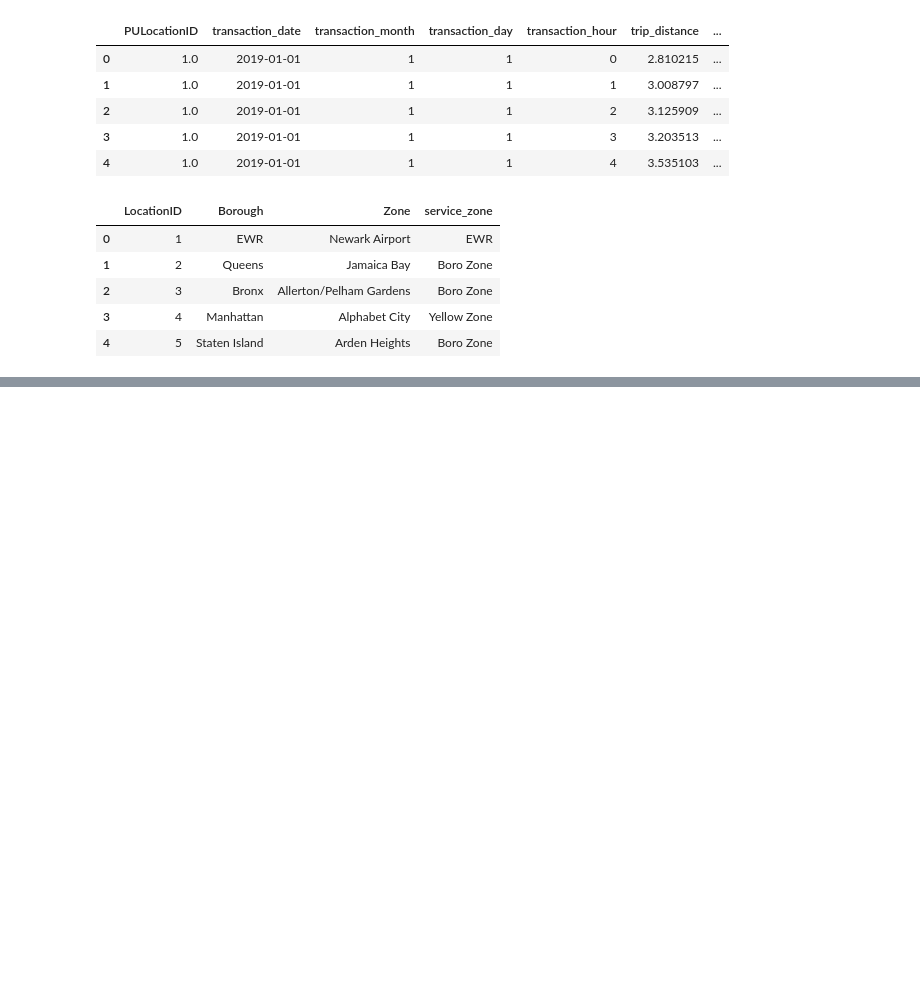
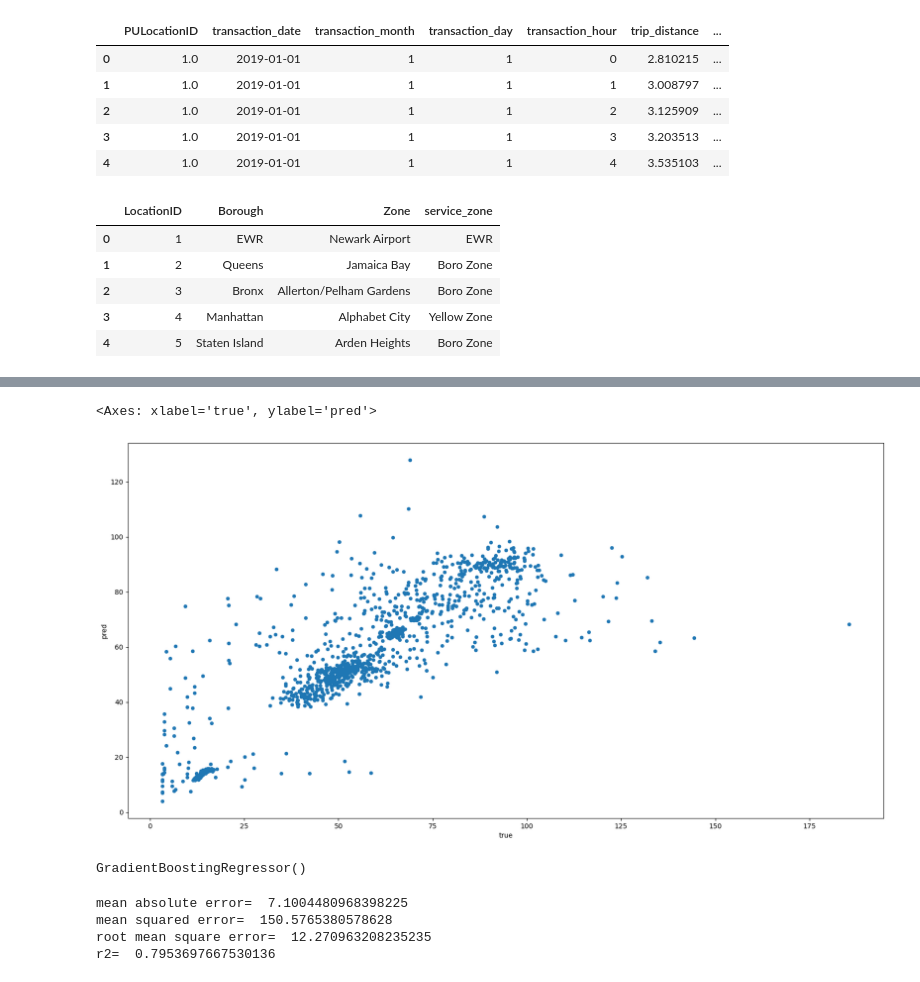
Before and after one commit to safwatnusrat/taxi_analysis, a Jupyter notebook: presentable notebook.ipynb, the cells around one changed output, grey strips where cells are left out. Saved outputs shown, nothing was run; the diff lists cells and outputs as text; code cells hidden in the pictures; blank space fills up the shorter version.

```diff
--- a/presentable notebook.ipynb
+++ b/presentable notebook.ipynb
@@ -484,0 +770,30 @@ Name: count, dtype: int64
+# %%
+data={'true':y_test,'pred':y_pred}
+result=pd.DataFrame(data)
+result.plot(figsize=(20,10),kind="scatter",x='true',y='pred')
+# %% [output]
+<Axes: xlabel='true', ylabel='pred'>
+[figure, added]
+# %%
+#gradient boosting
+from sklearn.ensemble import GradientBoostingRegressor
+gradient_boost=GradientBoostingRegressor()
+gradient_boost.fit(x_train,y_train)
+# %% [output]
+GradientBoostingRegressor()
+# %%
+model_at_hand=gradient_boost
+y_pred=model_at_hand.predict(x_test)
+from sklearn.metrics import mean_absolute_error
+from sklearn.metrics import mean_squared_error
+from sklearn.metrics import r2_score
+from math import sqrt
+print('mean absolute error= ',mean_absolute_error(y_test,y_pred))
+print('mean squared error= ',mean_squared_error(y_test,y_pred))
+print('root mean square error= ',sqrt(mean_squared_error(y_test,y_pred)))
+print('r2= ',r2_score(y_test,y_pred))
+# %% [output]
+mean absolute error=  7.1004480968398225
+mean squared error=  150.5765380578628
+root mean square error=  12.270963208235235
+r2=  0.7953697667530136
```
Also changed, not shown: parts of 43 cells of this notebook.
